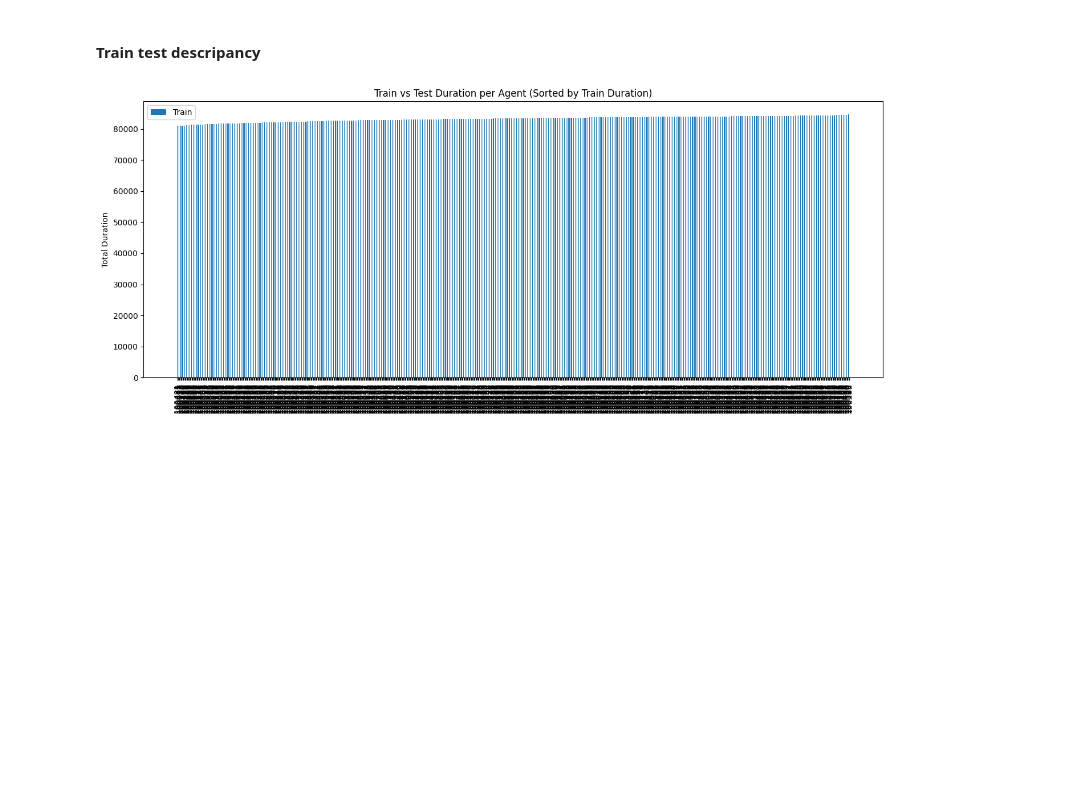
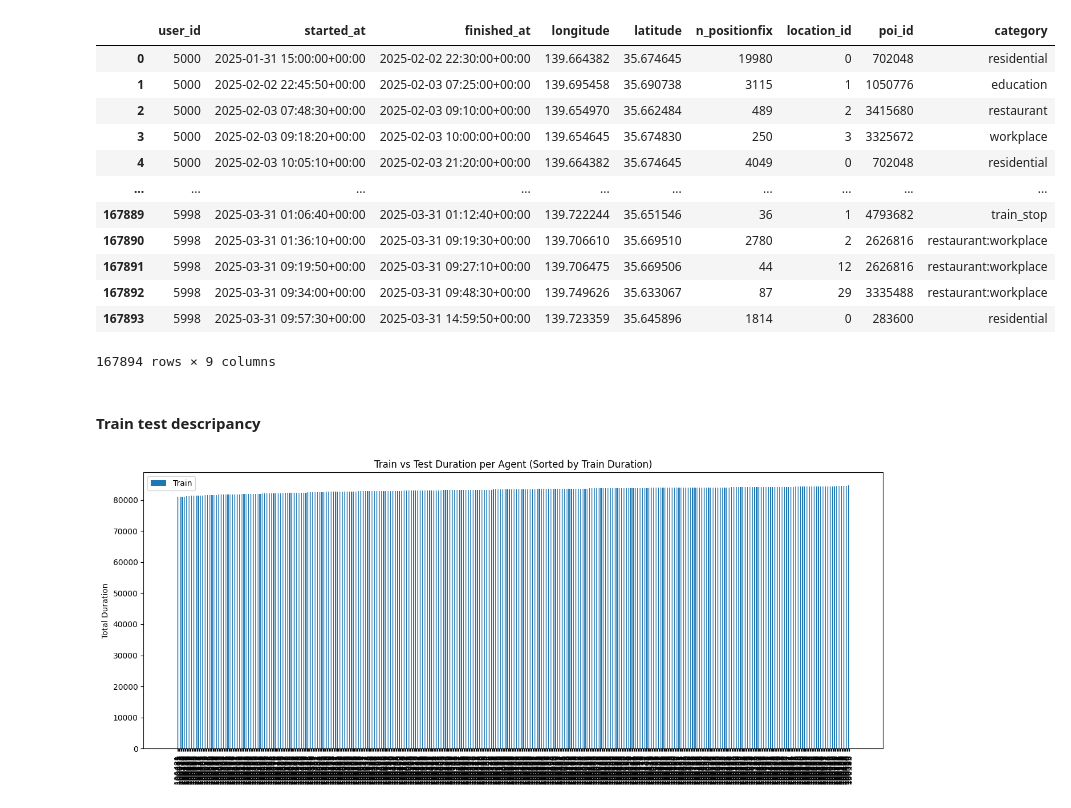
Before and after one commit to ChanukaRavishan/liad, a Jupyter notebook: notebooks/EDA.ipynb, the cells around one changed output. Drawn from its saved outputs; the diff is of its cells as text; code cells hidden in the pictures; blank space fills up the shorter version.

```diff
--- a/notebooks/EDA.ipynb
+++ b/notebooks/EDA.ipynb
@@ -1,14 +1,24 @@
 # %%
 import pandas as pd
 import numpy as np
 from pathlib import Path
 
-gt1 = pd.read_csv('/Users/chanuka/Desktop/codespaces/liad/processed/trial5/gt/anomalous_agent (1).csv')
-gt2 = pd.read_csv('/Users/chanuka/Desktop/codespaces/liad/processed/trial5/gt/anomalous_agent (2).csv')
-gt3 = pd.read_csv('/Users/chanuka/Desktop/codespaces/liad/processed/trial5/gt/anomalous_agent (3).csv')
-gt4 = pd.read_csv('/Users/chanuka/Desktop/codespaces/liad/processed/trial5/gt/anomalous_agent (4).csv')
-
-gt = pd.concat([gt1, gt2, gt3, gt4]).drop_duplicates().reset_index(drop=True)
+data = pd.read_parquet('/Users/chanuka/Desktop/codespaces/liad/data/trail5/2m/stop_past/agent_bucket_5.parquet')
+data
+# %% [output]
+|  | user_id | started_at | finished_at | longitude | latitude | n_positionfix | location_id | poi_id | category |
+| 0 | 5000 | 2025-01-31 15:00:00+00:00 | 2025-02-02 22:30:00+00:00 | 139.664382 | 35.674645 | 19980 | 0 | 702048 | residential |
+| 1 | 5000 | 2025-02-02 22:45:50+00:00 | 2025-02-03 07:25:00+00:00 | 139.695458 | 35.690738 | 3115 | 1 | 1050776 | education |
+| 2 | 5000 | 2025-02-03 07:48:30+00:00 | 2025-02-03 09:10:00+00:00 | 139.654970 | 35.662484 | 489 | 2 | 3415680 | restaurant |
+| 3 | 5000 | 2025-02-03 09:18:20+00:00 | 2025-02-03 10:00:00+00:00 | 139.654645 | 35.674830 | 250 | 3 | 3325672 | workplace |
+| 4 | 5000 | 2025-02-03 10:05:10+00:00 | 2025-02-03 21:20:00+00:00 | 139.664382 | 35.674645 | 4049 | 0 | 702048 | residential |
+| ... | ... | ... | ... | ... | ... | ... | ... | ... | ... |
+| 167889 | 5998 | 2025-03-31 01:06:40+00:00 | 2025-03-31 01:12:40+00:00 | 139.722244 | 35.651546 | 36 | 1 | 4793682 | train_stop |
+| 167890 | 5998 | 2025-03-31 01:36:10+00:00 | 2025-03-31 09:19:30+00:00 | 139.706610 | 35.669510 | 2780 | 2 | 2626816 | restaurant:workplace |
+| 167891 | 5998 | 2025-03-31 09:19:50+00:00 | 2025-03-31 09:27:10+00:00 | 139.706475 | 35.669506 | 44 | 12 | 2626816 | restaurant:workplace |
+| 167892 | 5998 | 2025-03-31 09:34:00+00:00 | 2025-03-31 09:48:30+00:00 | 139.749626 | 35.633067 | 87 | 29 | 3335488 | restaurant:workplace |
+| 167893 | 5998 | 2025-03-31 09:57:30+00:00 | 2025-03-31 14:59:50+00:00 | 139.723359 | 35.645896 | 1814 | 0 | 283600 | residential |
+167894 rows × 9 columns
 # %%
 #train_data['started_at'] = pd.to_datetime(train_data['started_at'], utc=True)
 #train_data['finished_at'] = pd.to_datetime(train_data['finished_at'], utc=True)
```
Also changed, not shown: 4 other files.
